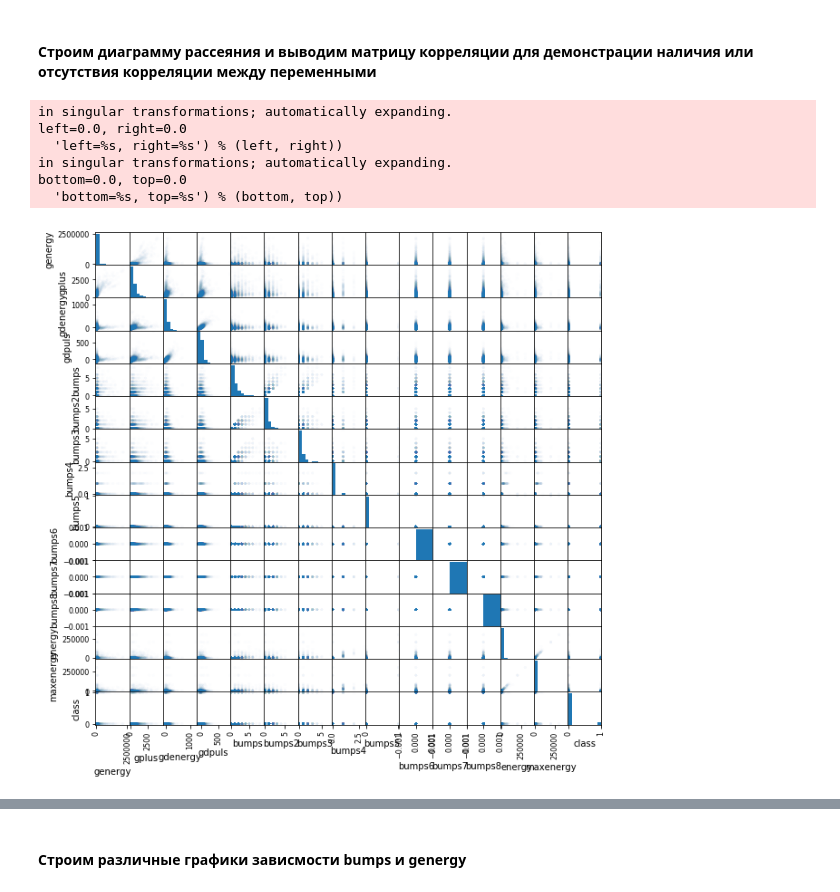
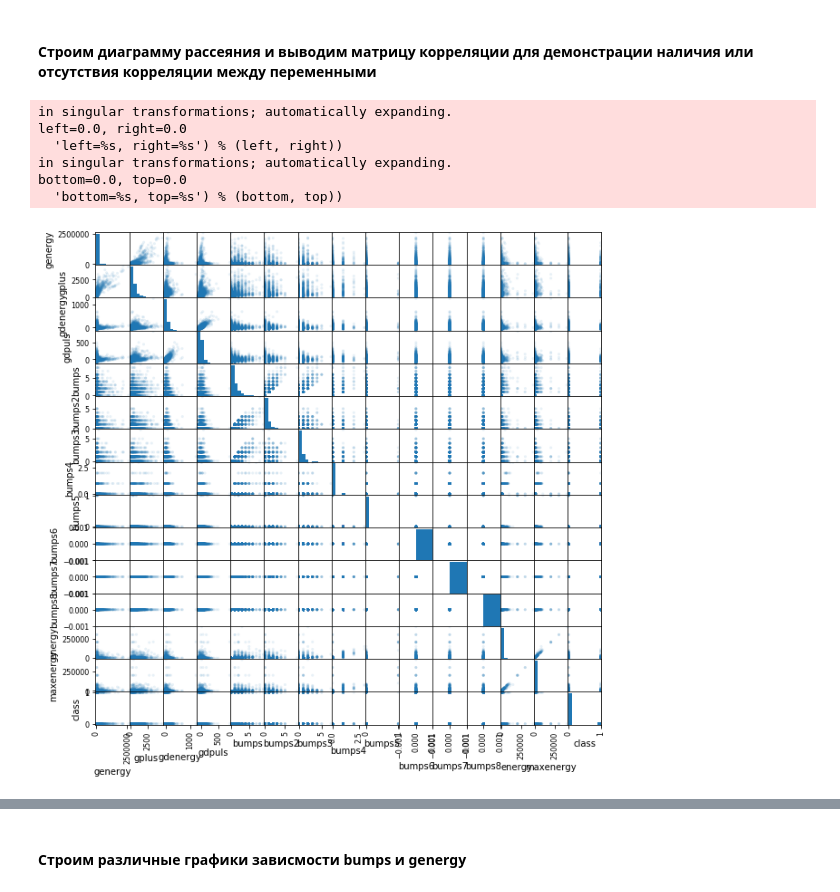
Before and after one commit to AlexanderSergeev/MachineLearning, a Jupyter notebook: LR1.ipynb, the cells around one changed output, grey strips where cells are left out. Drawn from its saved outputs; the diff is of its cells as text; code cells hidden in the pictures.

```diff
--- a/LR1.ipynb
+++ b/LR1.ipynb
@@ -143,16 +143,16 @@ data.describe()
 #### Строим диаграмму рассеяния и выводим матрицу корреляции для демонстрации наличия или отсутствия корреляции между переменными
 # %%
 from pandas.tools.plotting import scatter_matrix
-scatter_matrix(data, alpha = .01, figsize = (10, 10))
+scatter_matrix(data, alpha = .1, figsize = (10, 10))
 pass
 # %% [output]
 in singular transformations; automatically expanding.
 left=0.0, right=0.0
   'left=%s, right=%s') % (left, right))
 in singular transformations; automatically expanding.
 bottom=0.0, top=0.0
   'bottom=%s, top=%s') % (bottom, top))
-[figure, old version]
+[figure, new version]
 # %%
 data.corr()
 # %% [output]
```
Also changed, not shown: parts of 22 cells of this notebook.
